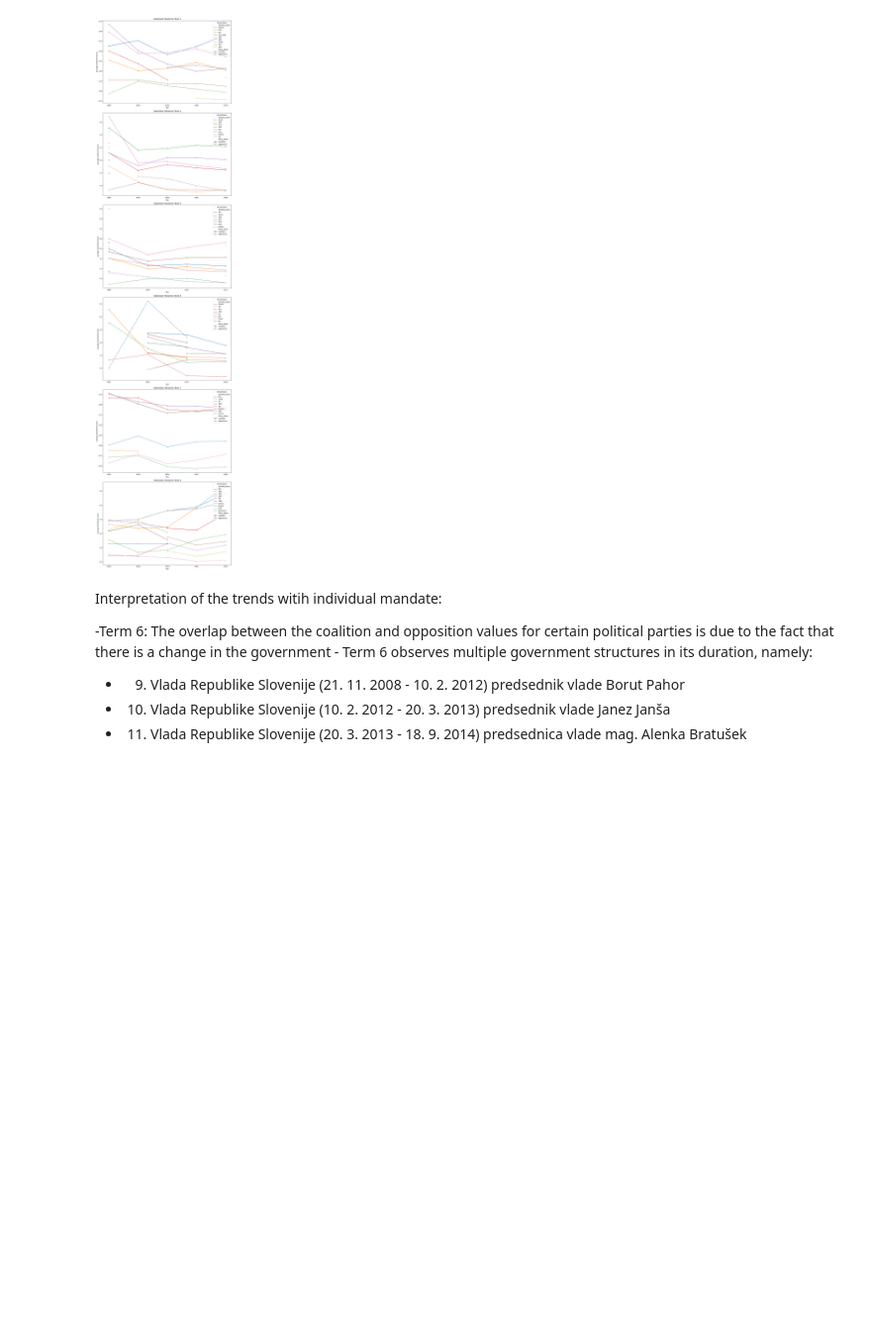
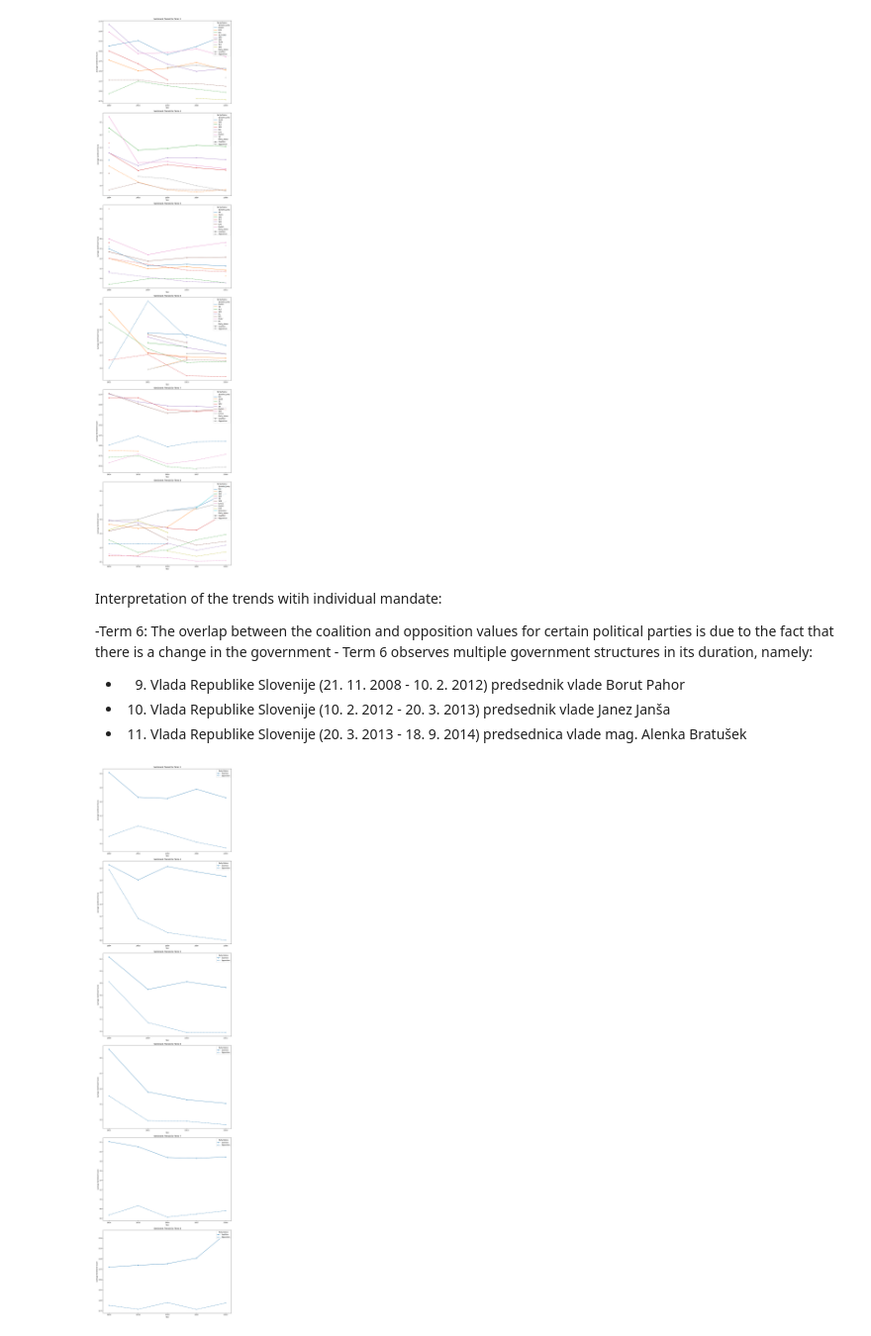
Before and after one commit to katjameden/ParlaMint_Sentiment, a Jupyter notebook: Aggregation/Notebooks/Sentiment_Analysis/Analysis.ipynb, the cells around one changed output. Shown at 99% size. Drawn from its saved outputs; the diff is of its cells as text; code cells hidden in the pictures; blank space fills up the shorter version.

Commit message:
Add sentiment trends by Status only

```diff
--- a/Aggregation/Notebooks/Sentiment_Analysis/Analysis.ipynb
+++ b/Aggregation/Notebooks/Sentiment_Analysis/Analysis.ipynb
@@ -647,3 +647,35 @@ for term in n_terms:
     plt.close()
 # %%
 term_sent.to_csv('../../Tables/Terms.csv', encoding='utf-8', index=False)
+# %%
+status = terms.groupby(['Term', 'Year', 'Party_status']).agg({'utt_annotations':'mean'}).reset_index()
+status['Party_status'] = status['Party_status'].astype('category')
+status = status.sort_values(by='Year', ascending=True)
+
+## Giving each individual political party a colour to be tracked throughout the subplots (not distinctive enough)
+#unique_parties = term_sent['Speaker_party'].unique()
+#party_palette = sns.color_palette("Set2", n_colors=len(unique_parties))
+#party_color_mapping = {party: party_palette[i] for i, party in enumerate(unique_parties)}
+
+
+n_terms = status['Term'].unique()
+
+
+fig, axes = plt.subplots(len(n_terms), 1, figsize=(12, 8 * len(n_terms)))
+
+for i, term in enumerate(n_terms):
+    ax = axes[i] if len(n_terms) > 1 else axes
+    term_data = status[status['Term'] == term]
+
+    sns.lineplot(data=term_data, x='Year', y='utt_annotations', style='Party_status' , ax=ax, markers=True)
+    ax.set_title(f"Sentiment Trends for {term}")
+    ax.set_xlabel('Year')
+    ax.set_ylabel('Average Sentiment Score')
+    ax.legend(title='Party/Status', loc='upper right')
+
+plt.tight_layout()
+#plt.savefig('../../Figures/Sentiment_Analysis/Sentiment_for_Terms.png', dpi=300)
+
+plt.show()
+# %% [output]
+[figure, added]
```
Also changed, not shown: parts of 1 cell of this notebook, 1 other file.
